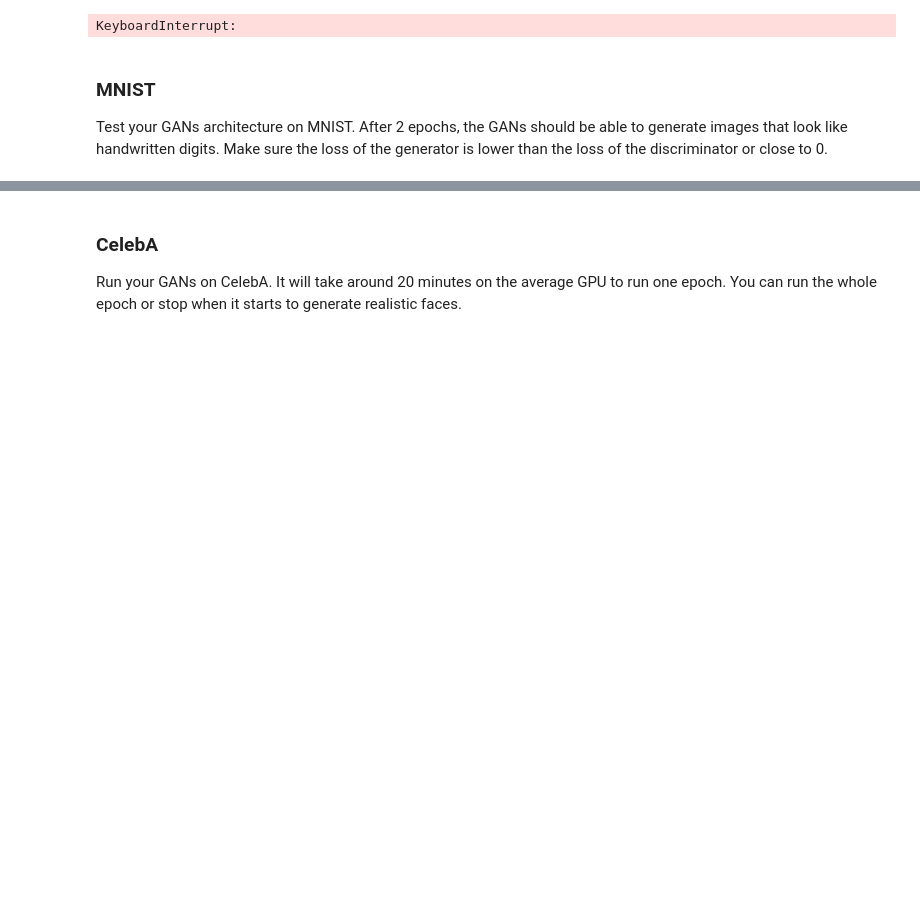
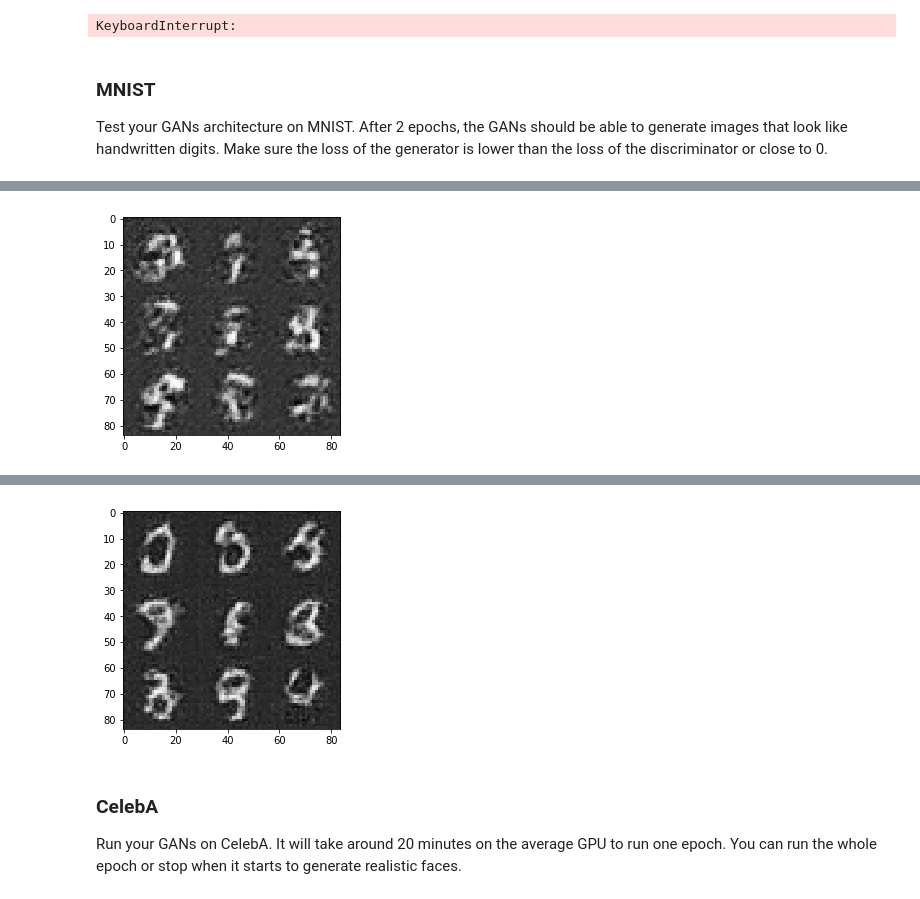
Before and after one commit to hidehiro98/deep-learning, a Jupyter notebook: face_generation/dlnd_face_generation.ipynb, the cells around one changed output, grey strips where cells are left out. Cells and saved outputs as stored; diff of their text form; code cells hidden in the pictures; blank space fills up the shorter version.

```diff
--- a/face_generation/dlnd_face_generation.ipynb
+++ b/face_generation/dlnd_face_generation.ipynb
@@ -159,7 +160,7 @@ def discriminator(images, reuse=False):
         logits = tf.layers.dense(flat, 1)
         output = tf.sigmoid(logits)
 
-    return logits, output
+    return output, logits
 
 
 """
@@ -228,9 +229,9 @@ def model_loss(input_real, input_z, out_channel_dim):
     d_loss_real = tf.reduce_mean(tf.nn.sigmoid_cross_entropy_with_logits(logits=d_logits_real, labels=tf.ones_like(d_model_real)))
     d_loss_fake = tf.reduce_mean(tf.nn.sigmoid_cross_entropy_with_logits(logits=d_logits_fake, labels=tf.zeros_like(d_model_fake)))
 
-    g_loss = tf.reduce_mean(tf.nn.sigmoid_cross_entropy_with_logits(logits=d_logits_fake, labels=tf.zeros_like(d_model_fake)))
+    g_loss = tf.reduce_mean(tf.nn.sigmoid_cross_entropy_with_logits(logits=d_logits_fake, labels=tf.ones_like(d_model_fake)))
 
-    d_loss = d_loss_real + d_loss_real
+    d_loss = d_loss_real + d_loss_fake
     return d_loss, g_loss
 
 
@@ -357,7 +358,7 @@ def train(epoch_count, batch_size, z_dim, learningrate, beta1, get_batches, data
 
                     losses.append((train_loss_d, train_loss_g))
 
-            show_generator_output(sess, 10, input_z, data_shape[3], data_image_mode)
+            show_generator_output(sess, 9, input_z, data_shape[3], data_image_mode)
 # %%
 mnist_dataset = helper.Dataset('mnist', glob(os.path.join(data_dir, 'mnist/*.jpg')))
 mnist_dataset.image_mode
@@ -399,8 +400,8 @@ KeyboardInterrupt:
 Test your GANs architecture on MNIST.  After 2 epochs, the GANs should be able to generate images that look like handwritten digits.  Make sure the loss of the generator is lower than the loss of the discriminator or close to 0.
 # %%
 batch_size = 128
-z_dim = 100
-learning_rate = 0.0002
+z_dim = 150
+learning_rate = 0.002
 beta1 = 0.5
 
 
@@ -417,0 +422 @@ Epoch 1/2... Discinimator loss: 0.6267... Generator loss: 0.6935...
+[figure, added]
@@ -419,3 +428,4 @@ KeyboardInterrupt:
+[figure, added]
 # %% [markdown]
 ### CelebA
 Run your GANs on CelebA.  It will take around 20 minutes on the average GPU to run one epoch.  You can run the whole epoch or stop when it starts to generate realistic faces.
```
Also changed, not shown: parts of 6 cells of this notebook.
